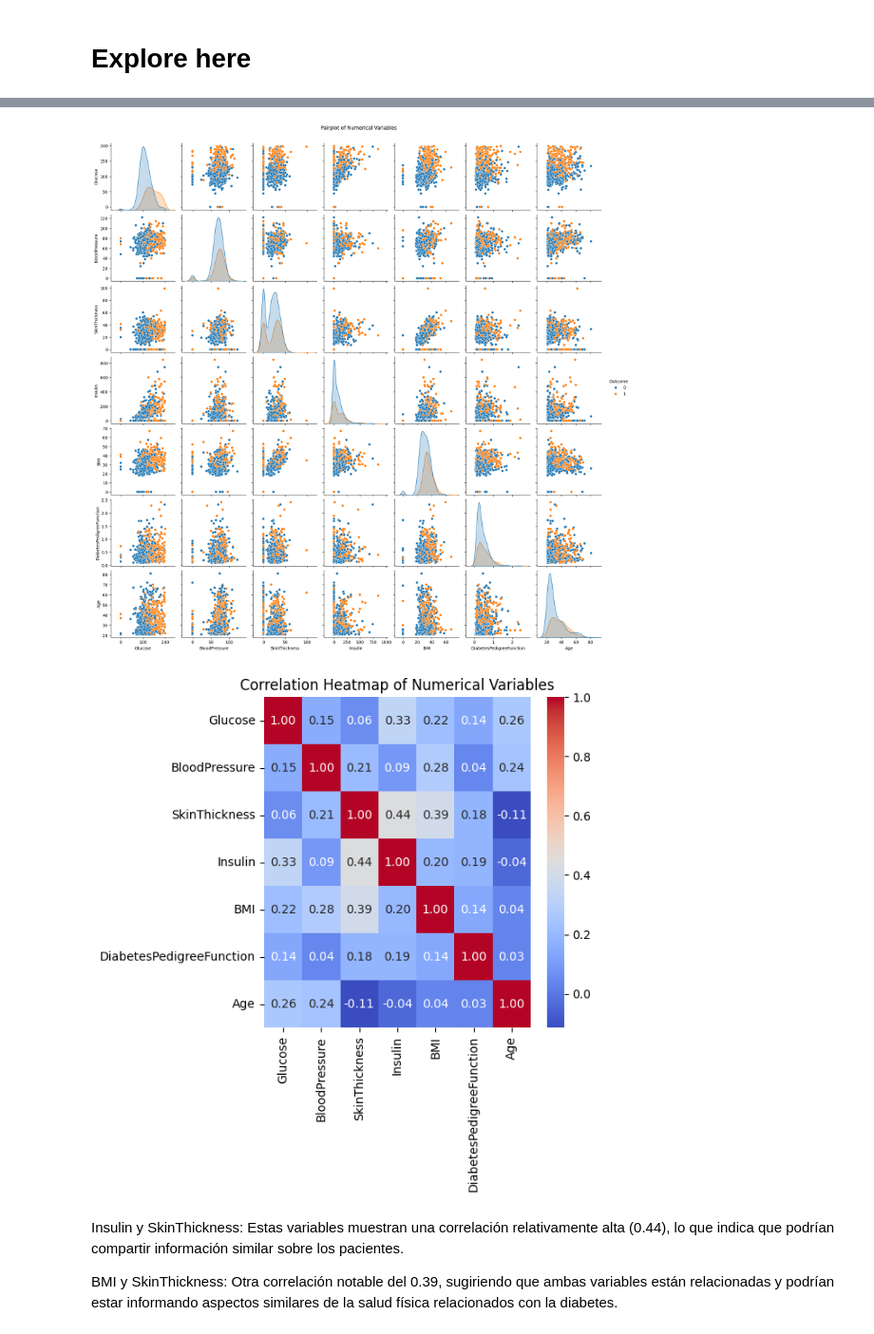
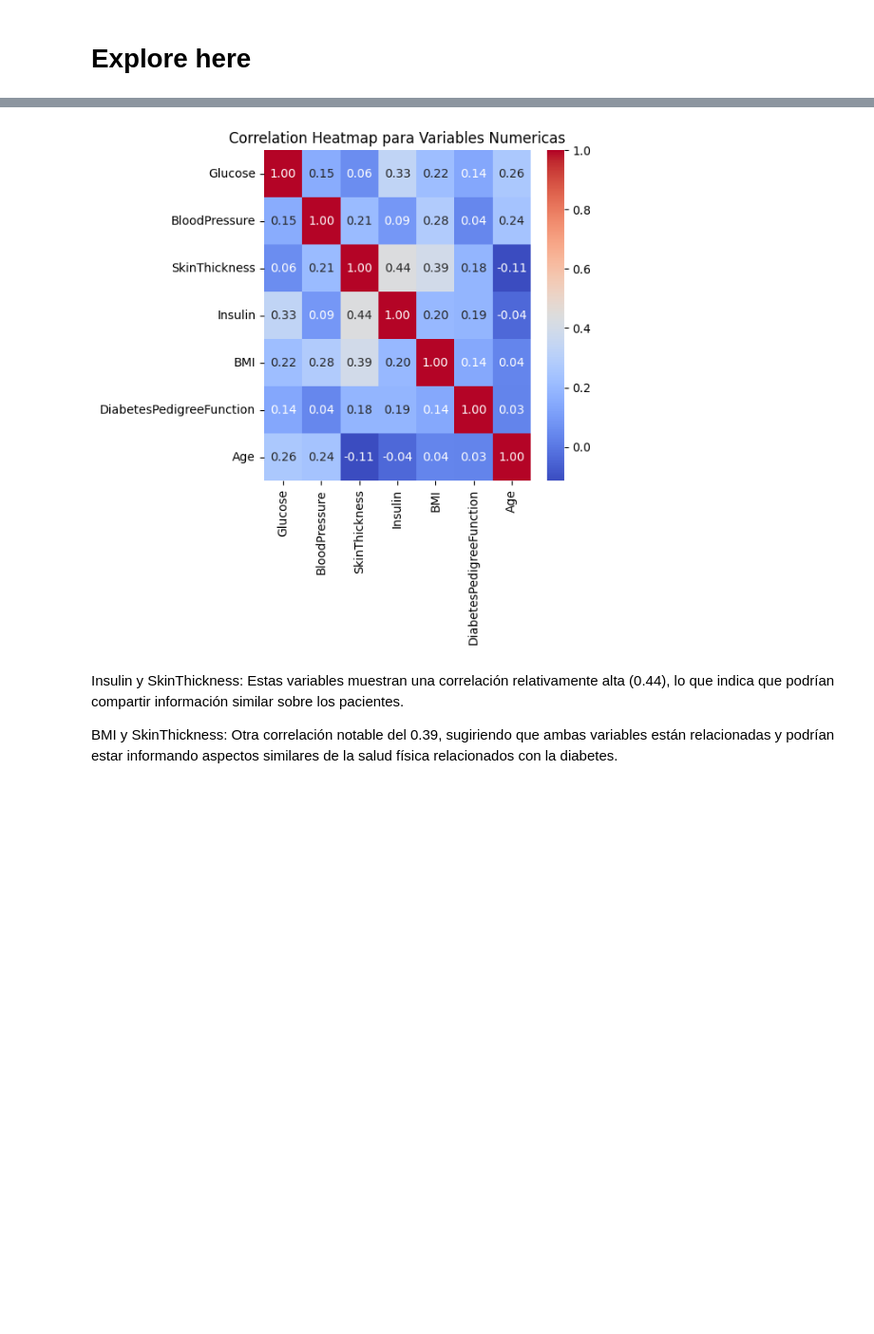
Before and after one commit to Wladi2/tree_decision, a Jupyter notebook: src/explore.ipynb, the cells around one changed output, grey strips where cells are left out. Shown at 95% size. Drawn from its saved outputs; the diff is of its cells as text; code cells hidden in the pictures; blank space fills up the shorter version.

Commit message:
nueva entrega

```diff
--- a/src/explore.ipynb
+++ b/src/explore.ipynb
@@ -67,23 +71,15 @@ sns.pairplot(data = data)
 # %%
 url = "https://raw.githubusercontent.com/4GeeksAcademy/decision-tree-project-tutorial/main/diabetes.csv"
 data = pd.read_csv(url)
 
-# Creando pairplot para explorar las relaciones entre las variables numéricas
-sns.pairplot(data, vars=['Glucose', 'BloodPressure', 'SkinThickness', 'Insulin', 'BMI', 'DiabetesPedigreeFunction', 'Age'], hue='Outcome')
-plt.suptitle('Pairplot of Numerical Variables', y=1.02)
-plt.show()
-
-# Calcular la matriz de correlación
 correlation_matrix = data[['Glucose', 'BloodPressure', 'SkinThickness', 'Insulin', 'BMI', 'DiabetesPedigreeFunction', 'Age']].corr()
 
-# Crear un heatmap de la matriz de correlación
 plt.figure(figsize=(5, 5))
 sns.heatmap(correlation_matrix, annot=True, cmap='coolwarm', fmt=".2f")
-plt.title('Correlation Heatmap of Numerical Variables')
+plt.title('Correlation Heatmap para Variables Numericas')
 plt.show()
 # %% [output]
-[figure, old version]
+[figure, new version]
-[figure, removed]
 # %% [markdown]
 Insulin y SkinThickness: Estas variables muestran una correlación relativamente alta (0.44), lo que indica que podrían compartir información similar sobre los pacientes.
 
```
Also changed, not shown: parts of 17 cells of this notebook.
